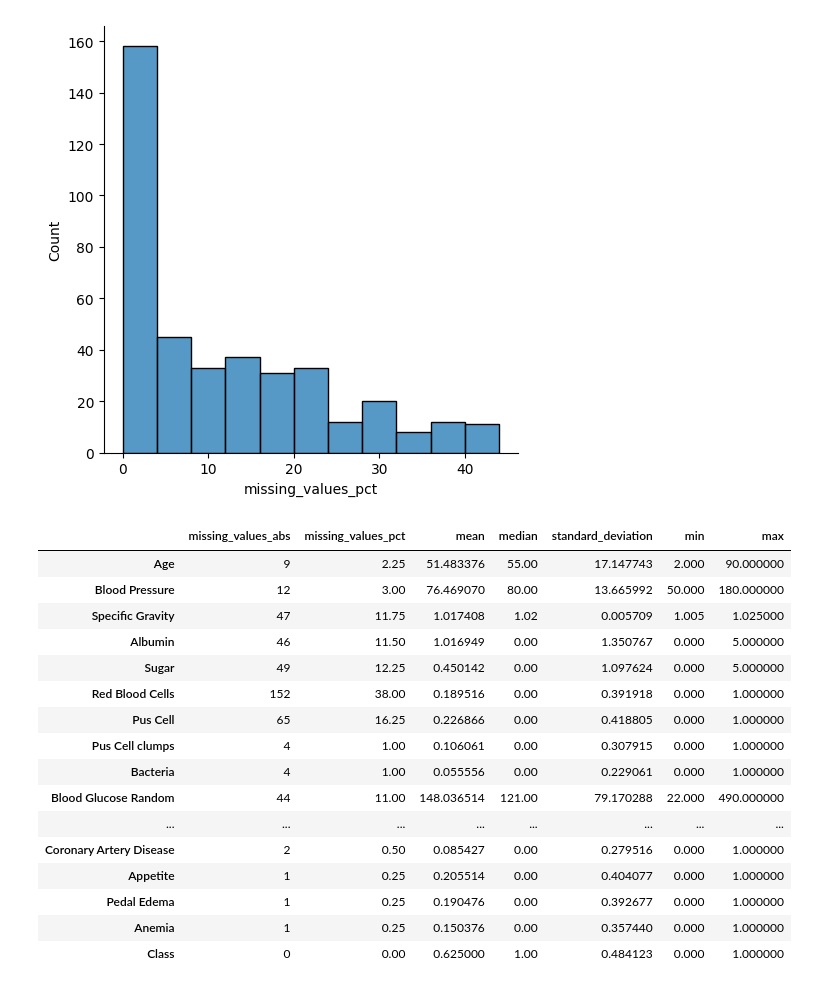
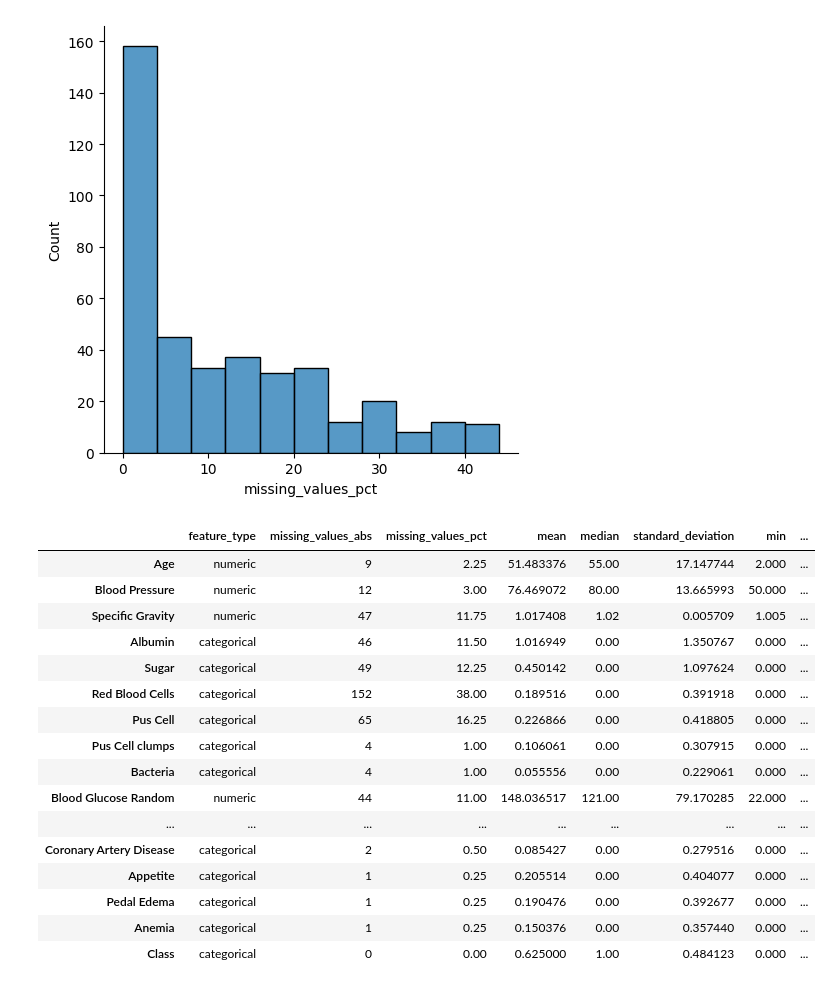
Before and after one commit to theislab/ehrapy-datasets, a Jupyter notebook: chronic_kidney_disease/chronic_kidney_disease.ipynb, the cells around one changed output. Saved outputs shown, nothing was run; the diff lists cells and outputs as text; code cells hidden in the pictures.

```diff
--- a/chronic_kidney_disease/chronic_kidney_disease.ipynb
+++ b/chronic_kidney_disease/chronic_kidney_disease.ipynb
@@ -49,3 +47,4 @@ data.to_csv("chronic_kidney_disease_prepared.csv")
 # %%
 adata = ep.io.read_csv("chronic_kidney_disease_prepared.csv",
                    index_column="Patient_id")
+edata = ed.EHRData.from_adata(adata=adata)
@@ -113,23 +109,23 @@ _ = sns.displot(adata.obs["missing_values_pct"])
 [figure]
 [figure]
 # %%
-adata.var
+edata.var
 # %% [output]
-|  | missing_values_abs | missing_values_pct | mean | median | standard_deviation | min | max |
-| Age | 9 | 2.25 | 51.483376 | 55.00 | 17.147743 | 2.000 | 90.000000 |
-| Blood Pressure | 12 | 3.00 | 76.469070 | 80.00 | 13.665992 | 50.000 | 180.000000 |
-| Specific Gravity | 47 | 11.75 | 1.017408 | 1.02 | 0.005709 | 1.005 | 1.025000 |
-| Albumin | 46 | 11.50 | 1.016949 | 0.00 | 1.350767 | 0.000 | 5.000000 |
-| Sugar | 49 | 12.25 | 0.450142 | 0.00 | 1.097624 | 0.000 | 5.000000 |
-| Red Blood Cells | 152 | 38.00 | 0.189516 | 0.00 | 0.391918 | 0.000 | 1.000000 |
-| Pus Cell | 65 | 16.25 | 0.226866 | 0.00 | 0.418805 | 0.000 | 1.000000 |
-| Pus Cell clumps | 4 | 1.00 | 0.106061 | 0.00 | 0.307915 | 0.000 | 1.000000 |
-| Bacteria | 4 | 1.00 | 0.055556 | 0.00 | 0.229061 | 0.000 | 1.000000 |
-| Blood Glucose Random | 44 | 11.00 | 148.036514 | 121.00 | 79.170288 | 22.000 | 490.000000 |
-| ... | ... | ... | ... | ... | ... | ... | ... |
-| Coronary Artery Disease | 2 | 0.50 | 0.085427 | 0.00 | 0.279516 | 0.000 | 1.000000 |
-| Appetite | 1 | 0.25 | 0.205514 | 0.00 | 0.404077 | 0.000 | 1.000000 |
-| Pedal Edema | 1 | 0.25 | 0.190476 | 0.00 | 0.392677 | 0.000 | 1.000000 |
-| Anemia | 1 | 0.25 | 0.150376 | 0.00 | 0.357440 | 0.000 | 1.000000 |
-| Class | 0 | 0.00 | 0.625000 | 1.00 | 0.484123 | 0.000 | 1.000000 |
+|  | feature_type | missing_values_abs | missing_values_pct | mean | median | standard_deviation | min | ... |
+| Age | numeric | 9 | 2.25 | 51.483376 | 55.00 | 17.147744 | 2.000 | ... |
+| Blood Pressure | numeric | 12 | 3.00 | 76.469072 | 80.00 | 13.665993 | 50.000 | ... |
+| Specific Gravity | numeric | 47 | 11.75 | 1.017408 | 1.02 | 0.005709 | 1.005 | ... |
+| Albumin | categorical | 46 | 11.50 | 1.016949 | 0.00 | 1.350767 | 0.000 | ... |
+| Sugar | categorical | 49 | 12.25 | 0.450142 | 0.00 | 1.097624 | 0.000 | ... |
+| Red Blood Cells | categorical | 152 | 38.00 | 0.189516 | 0.00 | 0.391918 | 0.000 | ... |
+| Pus Cell | categorical | 65 | 16.25 | 0.226866 | 0.00 | 0.418805 | 0.000 | ... |
+| Pus Cell clumps | categorical | 4 | 1.00 | 0.106061 | 0.00 | 0.307915 | 0.000 | ... |
+| Bacteria | categorical | 4 | 1.00 | 0.055556 | 0.00 | 0.229061 | 0.000 | ... |
+| Blood Glucose Random | numeric | 44 | 11.00 | 148.036517 | 121.00 | 79.170285 | 22.000 | ... |
+| ... | ... | ... | ... | ... | ... | ... | ... | ... |
+| Coronary Artery Disease | categorical | 2 | 0.50 | 0.085427 | 0.00 | 0.279516 | 0.000 | ... |
+| Appetite | categorical | 1 | 0.25 | 0.205514 | 0.00 | 0.404077 | 0.000 | ... |
+| Pedal Edema | categorical | 1 | 0.25 | 0.190476 | 0.00 | 0.392677 | 0.000 | ... |
+| Anemia | categorical | 1 | 0.25 | 0.150376 | 0.00 | 0.357440 | 0.000 | ... |
+| Class | categorical | 0 | 0.00 | 0.625000 | 1.00 | 0.484123 | 0.000 | ... |
 # %%
```
Also changed, not shown: parts of 10 cells of this notebook, 19 other files.
